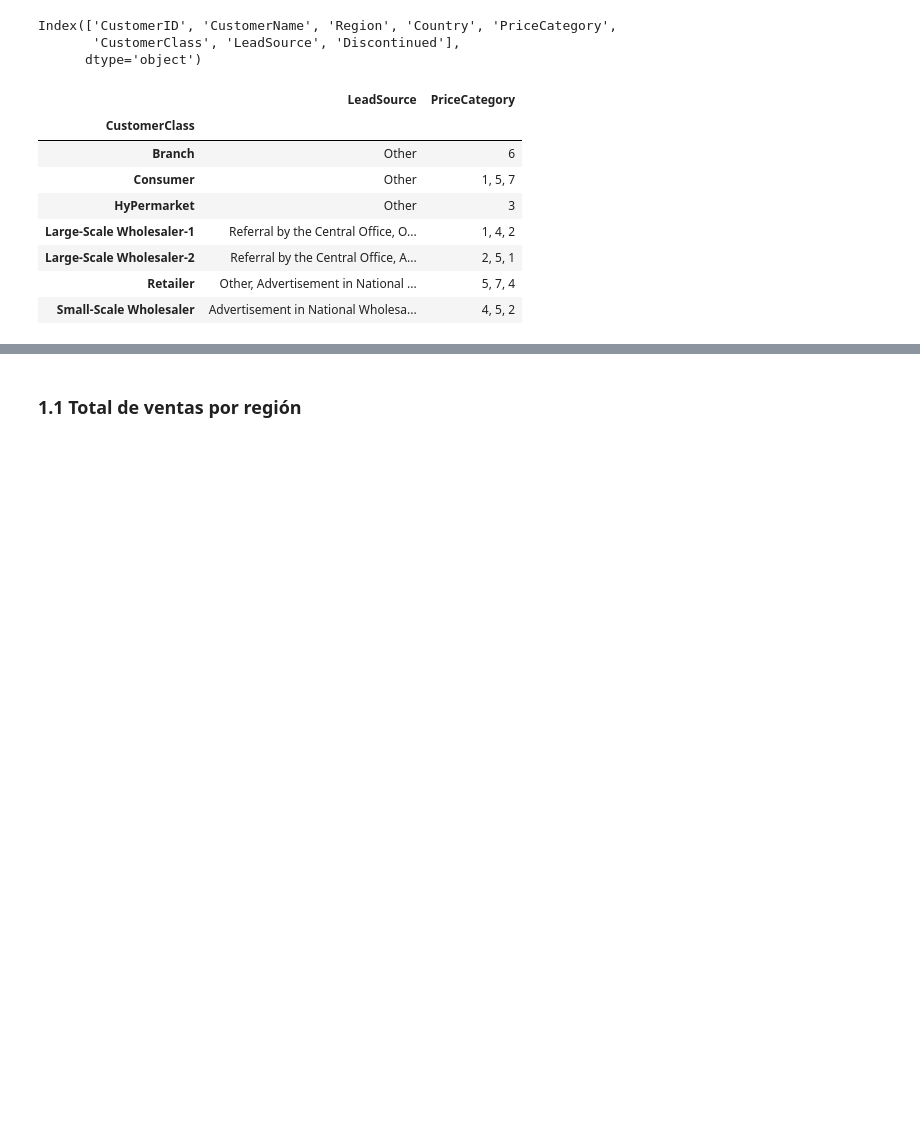
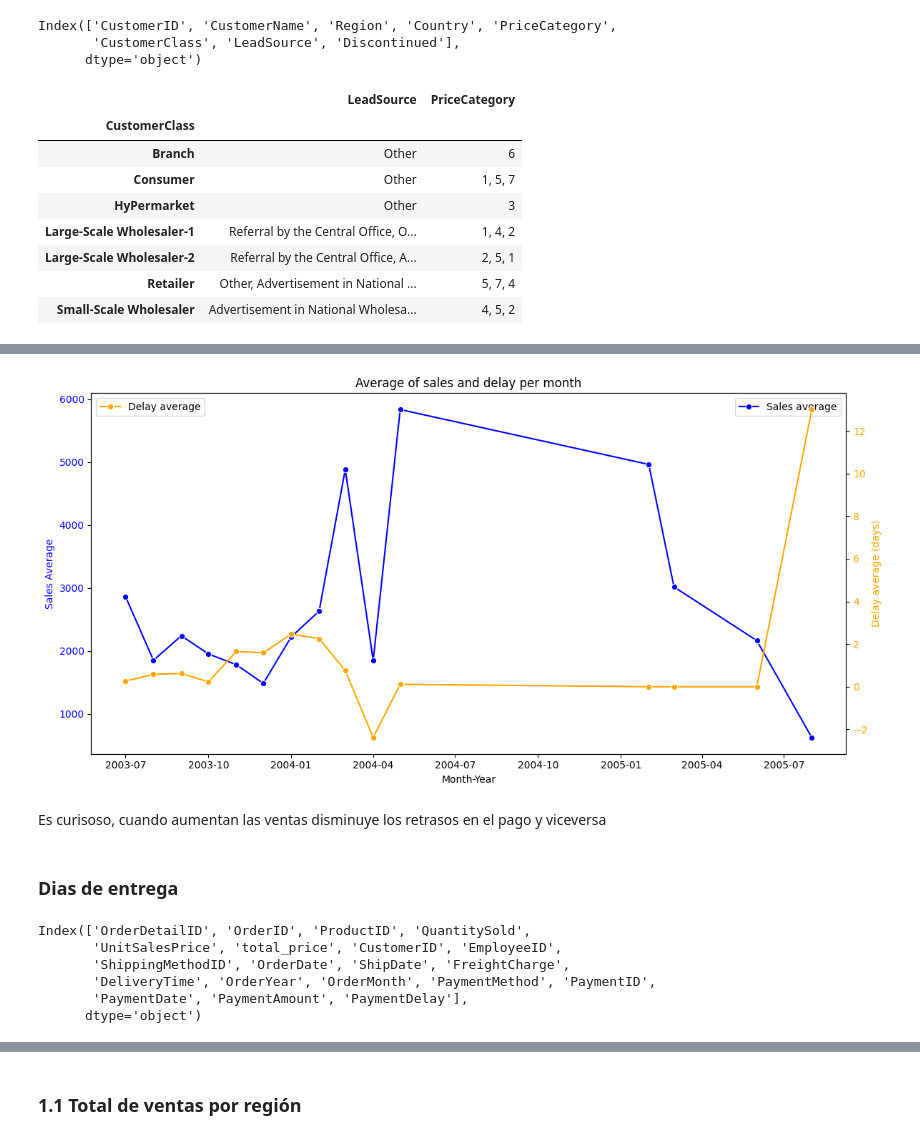
Before and after one commit to carlotagordillo2/final-proyect, a Jupyter notebook: EDA/eda.ipynb, the cells around one changed output, grey strips where cells are left out. Saved outputs shown, nothing was run; the diff lists cells and outputs as text; code cells hidden in the pictures; blank space fills up the shorter version.

```diff
--- a/EDA/eda.ipynb
+++ b/EDA/eda.ipynb
@@ -156,0 +470,9 @@ df_customer.groupby('CustomerClass').agg({
+# %%
+#Filter no outliers
+
+df_no_outliers = df_order_payment[df_order_payment['PaymentDelay'] <= df_order_payment['PaymentDelay'].quantile(0.95)]
+# %%
+df_no_outliers['Month-Year'] = df_no_outliers['OrderYear'].astype(str) + '-' + df_no_outliers['OrderMonth'].astype(str).str.zfill(2)
+df_no_outliers['Year-Month-Date'] = pd.to_datetime(df_no_outliers['Month-Year'], format='%Y-%m')
+df_no_outliers = df_no_outliers.sort_values(by='Year-Month-Date')
+df_no_outliers[['Month-Year', 'Year-Month-Date']].head()
@@ -156,0 +496,5 @@ df_customer.groupby('CustomerClass').agg({
+# %%
+avg_sales_per_month = df_no_outliers.groupby(['Year-Month-Date'])['PaymentAmount'].mean().reset_index()
+avg_delay_per_month = df_no_outliers.groupby(['Year-Month-Date'])['PaymentDelay'].mean().reset_index()
+
+avg_delay_per_month
@@ -156,0 +518,36 @@ df_customer.groupby('CustomerClass').agg({
+# %%
+
+fig, ax1 = plt.subplots(figsize=(12, 6))
+
+sns.lineplot(x='Year-Month-Date', y='PaymentAmount', data= avg_sales_per_month,  label='Sales average', color='blue', marker='o', ax=ax1)
+ax1.set_xlabel('Month-Year')
+ax1.set_ylabel('Sales Average', color='blue')
+ax1.tick_params(axis='y', labelcolor='blue')
+
+
+ax2 = ax1.twinx()
+sns.lineplot(x='Year-Month-Date', y='PaymentDelay', data= avg_delay_per_month, label='Delay average', color='orange', marker='o', ax=ax2)
+ax2.set_ylabel('Delay average (days)', color='orange')
+ax2.tick_params(axis='y', labelcolor='orange')
+
+# Mejorar la visualización
+plt.title('Average of sales and delay per month')
+plt.tight_layout()
+
+# Mostrar el gráfico
+plt.show()
+# %% [output]
+[figure, added]
+# %% [markdown]
+Es curisoso, cuando aumentan las ventas disminuye los retrasos en el pago y viceversa
+# %% [markdown]
+### Dias de entrega
+# %%
+df_order_payment.columns
+# %% [output]
+Index(['OrderDetailID', 'OrderID', 'ProductID', 'QuantitySold',
+       'UnitSalesPrice', 'total_price', 'CustomerID', 'EmployeeID',
+       'ShippingMethodID', 'OrderDate', 'ShipDate', 'FreightCharge',
+       'DeliveryTime', 'OrderYear', 'OrderMonth', 'PaymentMethod', 'PaymentID',
+       'PaymentDate', 'PaymentAmount', 'PaymentDelay'],
+      dtype='object')
```
Also changed, not shown: parts of 55 cells of this notebook, 8 other files.
